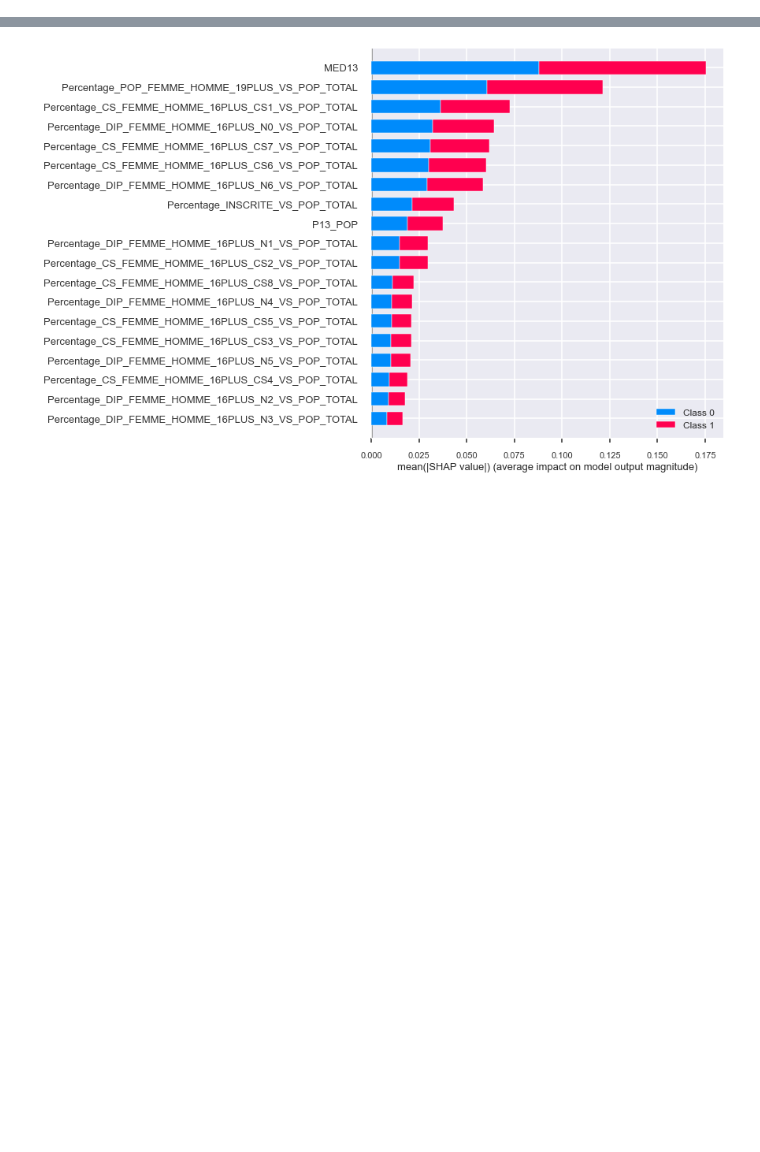
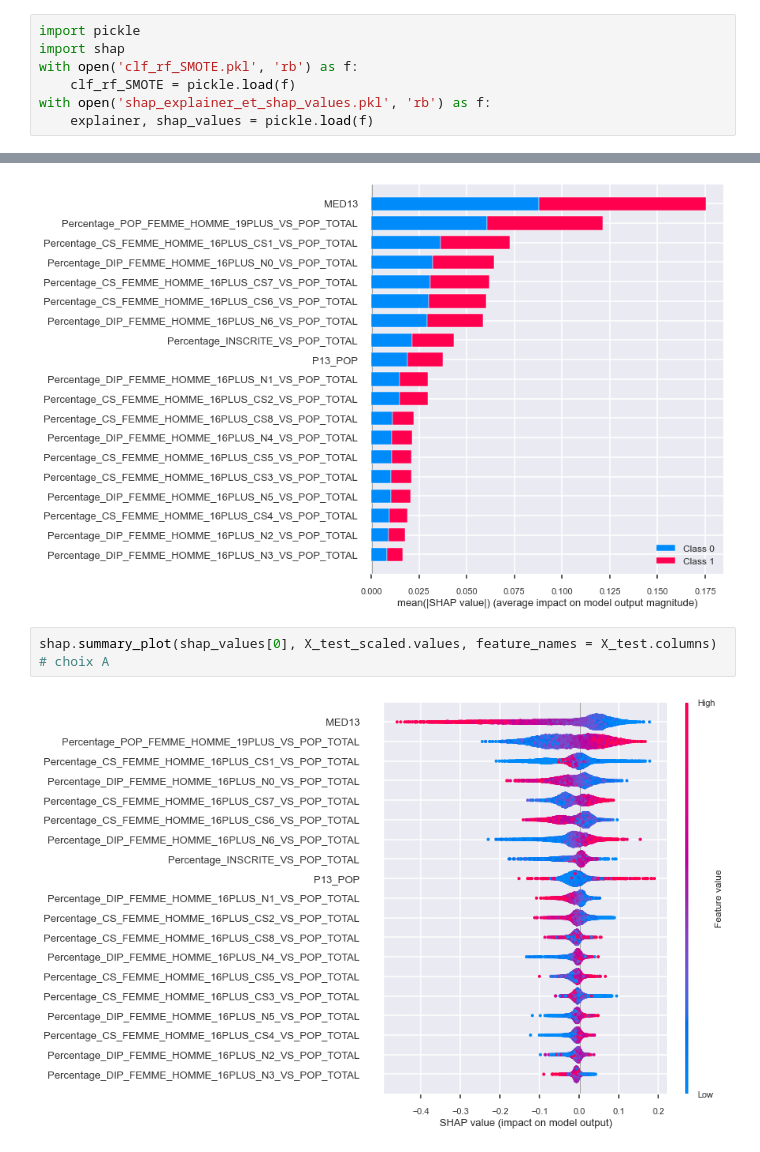
Before and after one commit to vv9gagner/referendum, a Jupyter notebook: machine_learning_deep_learning.ipynb, the cells around one changed output, grey strips where cells are left out. Saved outputs shown, nothing was run; the diff lists cells and outputs as text; blank space fills up the shorter version.

```diff
--- a/machine_learning_deep_learning.ipynb
+++ b/machine_learning_deep_learning.ipynb
@@ -532,4 +593,15 @@ with open('shap_explainer_et_shap_values.pkl', 'wb') as f:
+# %%
+import pickle
+import shap
+with open('clf_rf_SMOTE.pkl', 'rb') as f:
+    clf_rf_SMOTE = pickle.load(f)
+with open('shap_explainer_et_shap_values.pkl', 'rb') as f:
+    explainer, shap_values = pickle.load(f)
 # %%
 shap.summary_plot(shap_values, X_test_scaled, plot_type="bar")
 # %% [output]
 [figure]
+# %%
+shap.summary_plot(shap_values[0], X_test_scaled.values, feature_names = X_test.columns) # choix A
+# %% [output]
+[figure, added]
```
Also changed, not shown: parts of 19 cells of this notebook.
